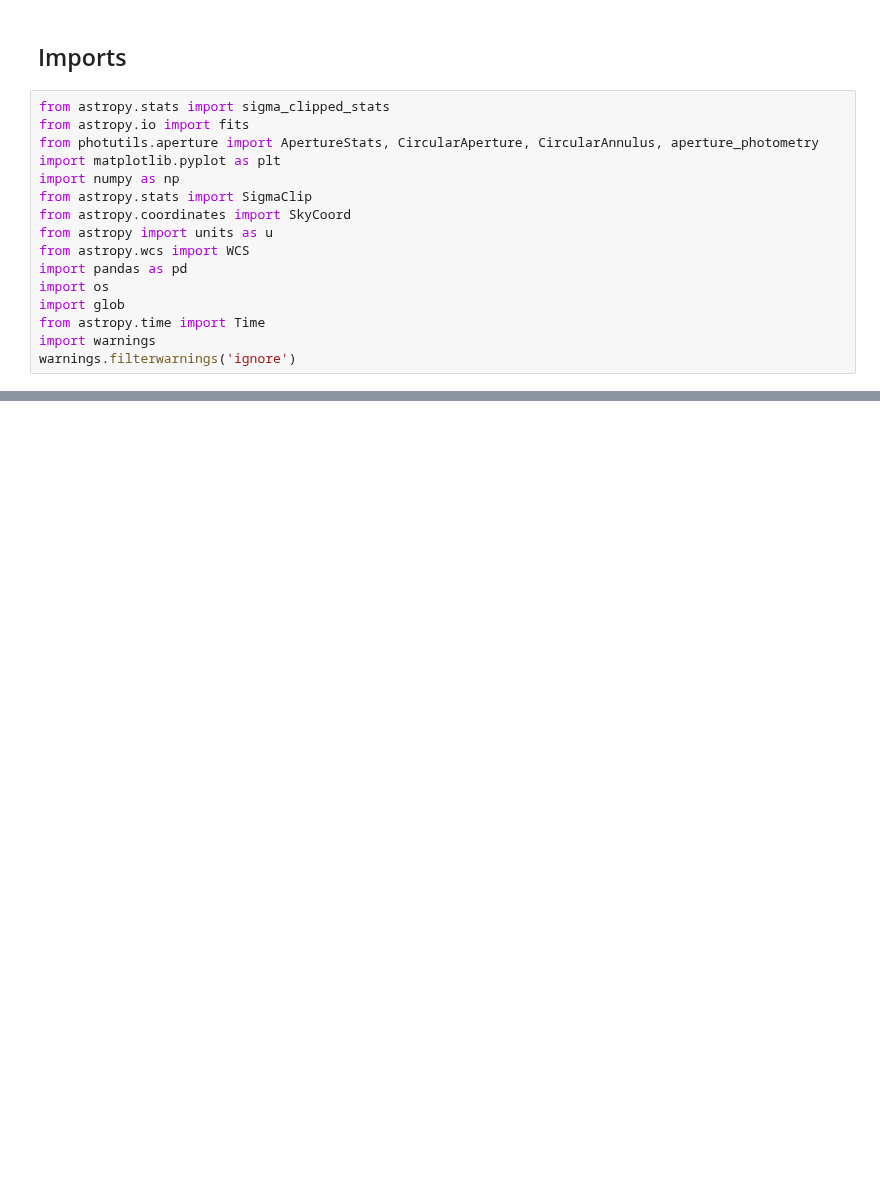
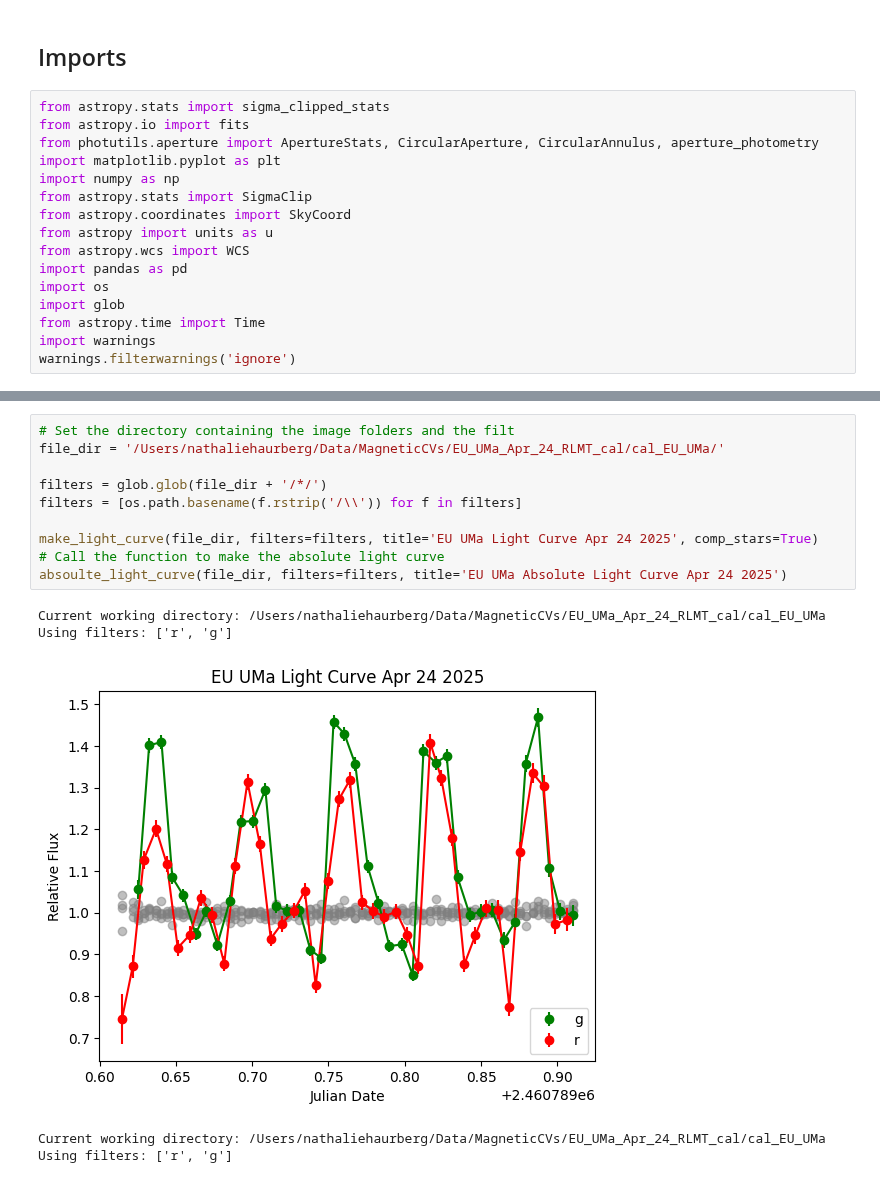
Before and after one commit to astronathalie/MCV, a Jupyter notebook: photstars.ipynb, the cells around one changed output, grey strips where cells are left out. Drawn from its saved outputs; the diff is of its cells as text; blank space fills up the shorter version.

```diff
--- a/photstars.ipynb
+++ b/photstars.ipynb
@@ -358,0 +951,16 @@ plt.show()
+# %%
+# Set the directory containing the image folders and the filt
+file_dir = '/Users/nathaliehaurberg/Data/MagneticCVs/EU_UMa_Apr_24_RLMT_cal/cal_EU_UMa/'
+
+filters = glob.glob(file_dir + '/*/')
+filters = [os.path.basename(f.rstrip('/\\')) for f in filters]
+
+make_light_curve(file_dir, filters=filters, title='EU UMa Light Curve Apr 24 2025', comp_stars=True)
+# Call the function to make the absolute light curve
+absoulte_light_curve(file_dir, filters=filters, title='EU UMa Absolute Light Curve Apr 24 2025')
+# %% [output]
+Current working directory: /Users/nathaliehaurberg/Data/MagneticCVs/EU_UMa_Apr_24_RLMT_cal/cal_EU_UMa
+Using filters: ['r', 'g']
+[figure, added]
+Current working directory: /Users/nathaliehaurberg/Data/MagneticCVs/EU_UMa_Apr_24_RLMT_cal/cal_EU_UMa
+Using filters: ['r', 'g']
```
Also changed, not shown: parts of 14 cells of this notebook.
